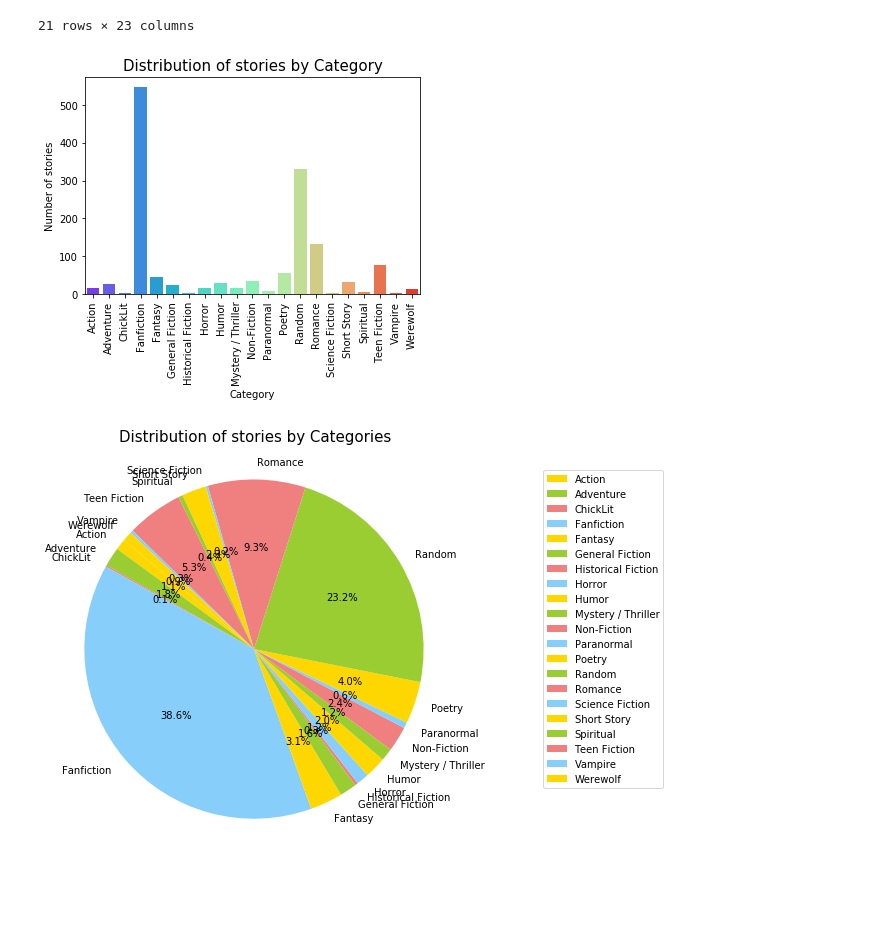
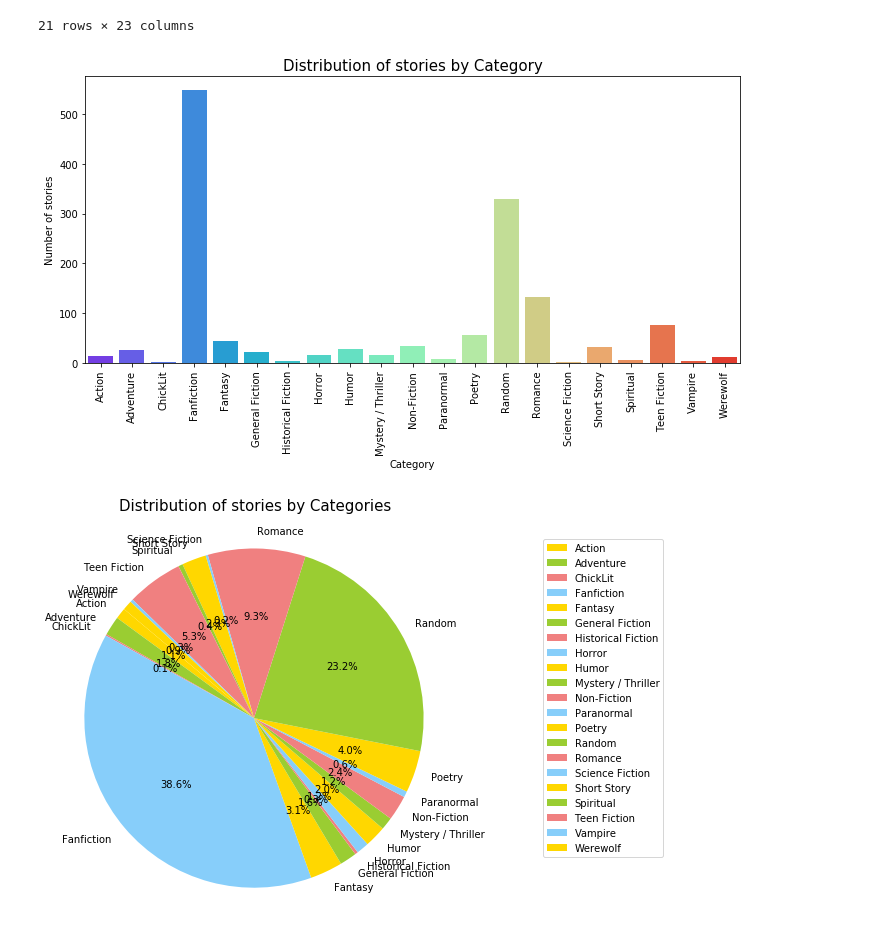
Before and after one commit to rupalimayekar/ProjectWattpad, a Jupyter notebook: WattpadAnalysis.ipynb, the cells around one changed output. Drawn from its saved outputs; the diff is of its cells as text; code cells hidden in the pictures; blank space fills up the shorter version.

```diff
--- a/WattpadAnalysis.ipynb
+++ b/WattpadAnalysis.ipynb
@@ -105,19 +105,20 @@ stories_by_category
 21 rows × 23 columns
 # %%
 # create a bar plot
+plt.figure(figsize=(10,6))
 sns.barplot(x=stories_by_category["categoryName"], y=stories_by_category["id"], data=stories_by_category, palette='rainbow', label="Stories by Category")
 
 # set plot properties
 plt.title("Distribution of stories by Category", size=15)
 plt.ylabel("Number of stories", size=10)
 plt.xlabel("Category", size=10)
 plt.xticks(rotation="vertical")
-
+plt.tight_layout()
 # plot and save
 plt.savefig("Images/dist_category_bar.png")
 plt.show()
 # %% [output]
-[figure, old version]
+[figure, new version]
 # %%
 # create pie chart
 plt.figure(1, figsize=(6,6))
```
Also changed, not shown: parts of 11 cells of this notebook.
